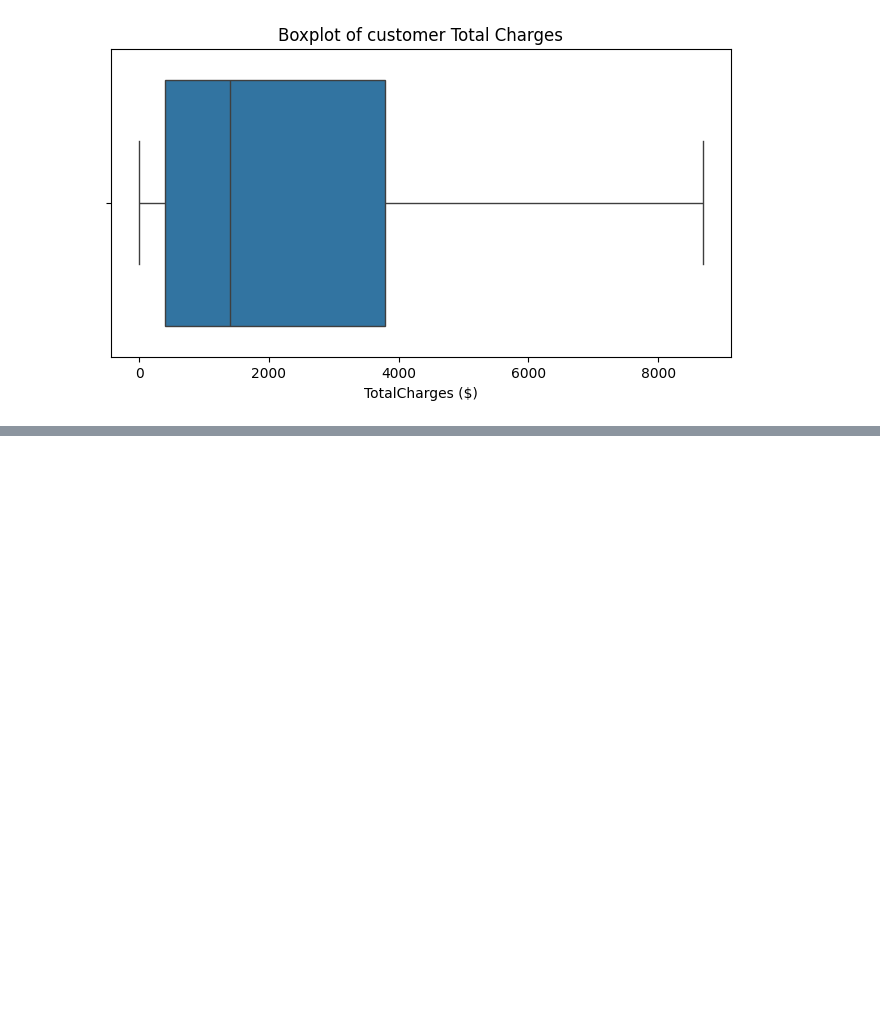
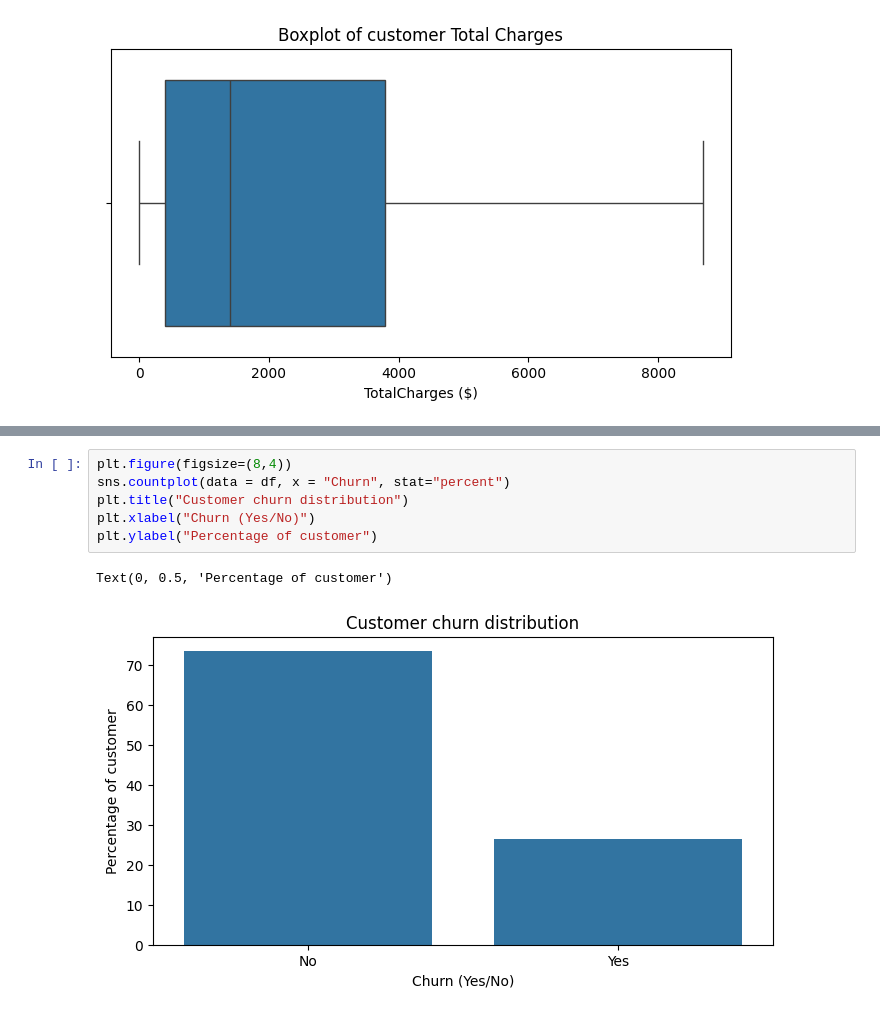
Before and after one commit to dheeraj59/Telco-Customer-Churn-EDA, a Jupyter notebook: eda.ipynb, the cells around one changed output, grey strips where cells are left out. Drawn from its saved outputs; the diff is of its cells as text; blank space fills up the shorter version.

Commit message:
Completed Univariate analysis of Churn, gender, SeniorCitizen, Partner, Dependents columns

```diff
--- a/eda.ipynb
+++ b/eda.ipynb
@@ -461,3 +461,12 @@ Text(0.5, 0, 'TotalCharges ($)')
 [figure]
 # %% [markdown]
 - TotalCharges ranges from $0 to $8,684.80, with a median of $1,394.55. The middle 50% of customers have accumulated charges between $398.55 and $3,786.60. No potential outliers were identified using the IQR method. The distribution is likely right-skewed because the mean ($2,279.73) is greater than the median.
+# %%
+plt.figure(figsize=(8,4))
+sns.countplot(data = df, x = "Churn", stat="percent")
+plt.title("Customer churn distribution")
+plt.xlabel("Churn (Yes/No)")
+plt.ylabel("Percentage of customer")
+# %% [output]
+Text(0, 0.5, 'Percentage of customer')
+[figure, added]
```
Also changed, not shown: parts of 15 cells of this notebook.
